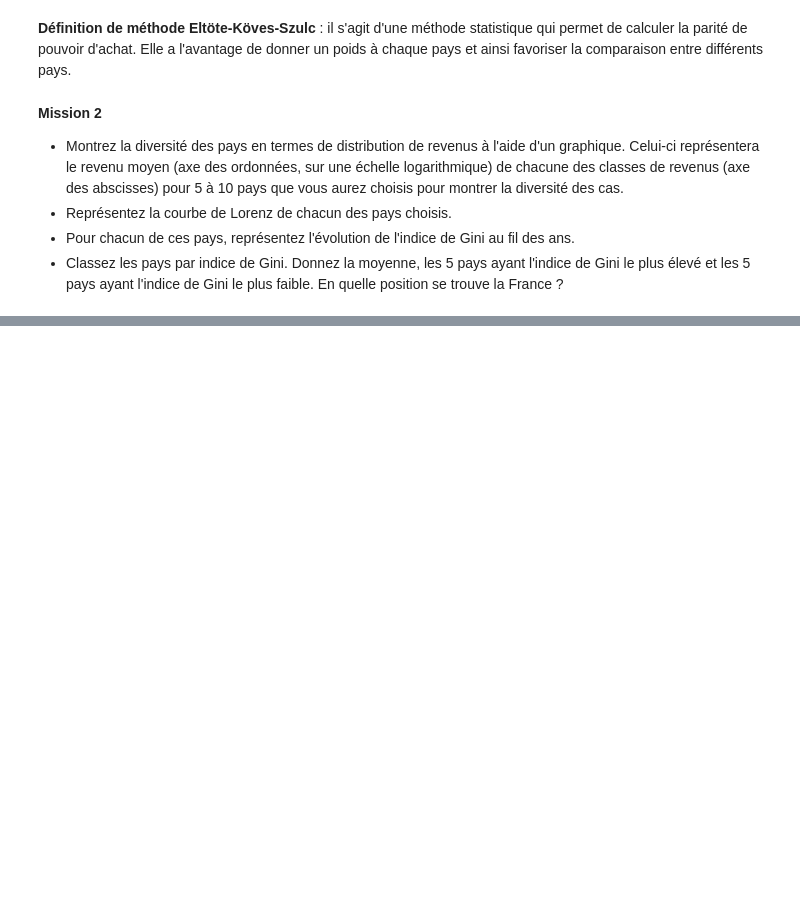
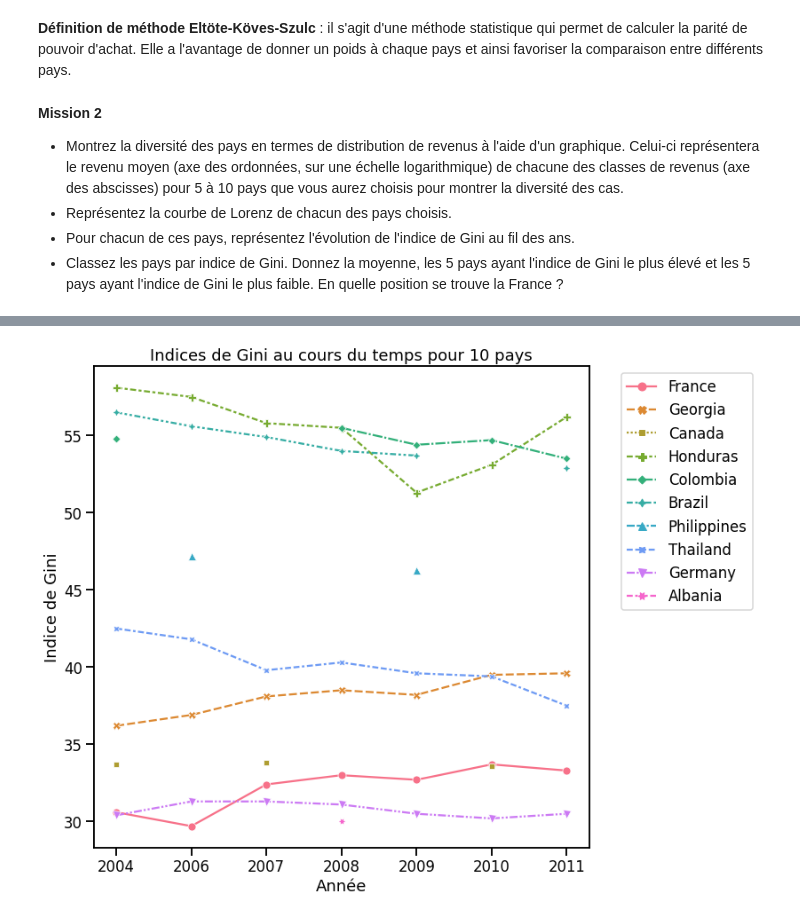
Before and after one commit to Sylvariane/prediction_revenus, a Jupyter notebook: P07_code.ipynb, the cells around one changed output, grey strips where cells are left out. Cells and saved outputs as stored; diff of their text form; code cells hidden in the pictures; blank space fills up the shorter version.

```diff
--- a/P07_code.ipynb
+++ b/P07_code.ipynb
@@ -144,0 +185,8 @@ _ = plt.show()
+# %%
+gini_index = pd.read_csv('/content/drive/My Drive/Data Analyst - OC/Projets/P7_guillot_cecile/gini_index.csv', sep=',')
+# %%
+gini_index = gini_index.set_index('Country Name')
+gini_index = gini_index.loc(axis=0)['France', 'Georgia', 'Canada', 'Honduras', 'Colombia', 'Brazil', 'Philippines', 'Thailand', 'Germany', 'Albania']
+# %%
+gini_index = gini_index[['2004', '2006', '2007', '2008', '2009', '2010','2011']]
+gini_index.head()
@@ -144,0 +201,13 @@ _ = plt.show()
+# %%
+gini_index = gini_index.T
+# %%
+_ = plt.figure(figsize=(10,10))
+_ = sns.lineplot(data=gini_index, markers=True)
+_ = plt.title('Indices de Gini au cours du temps pour 10 pays')
+_ = plt.xlabel('Année')
+_ = plt.ylabel('Indice de Gini')
+_ = plt.legend(bbox_to_anchor=(1.05, 1), loc='upper left')
+
+_ = plt.show()
+# %% [output]
+[figure, added]
```
Also changed, not shown: parts of 14 cells of this notebook.
